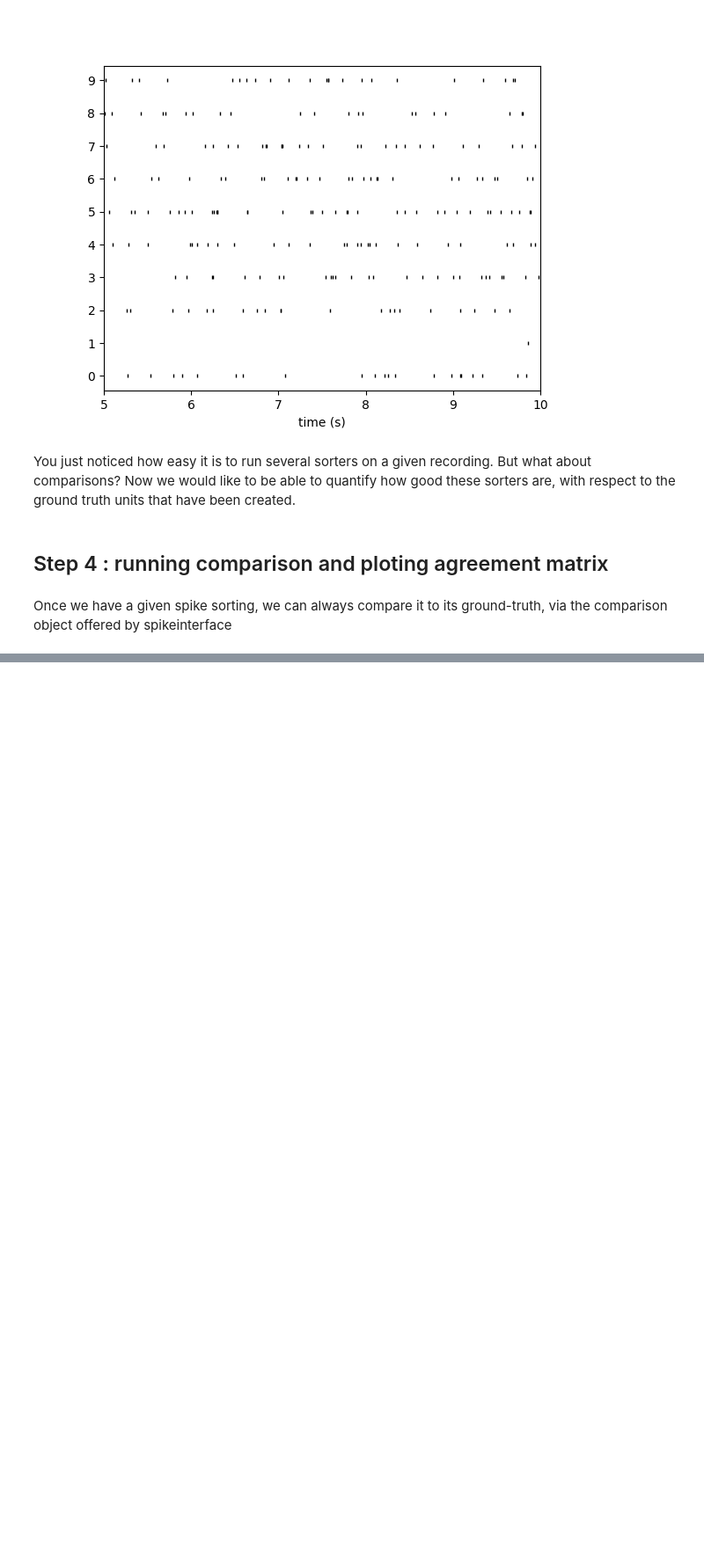
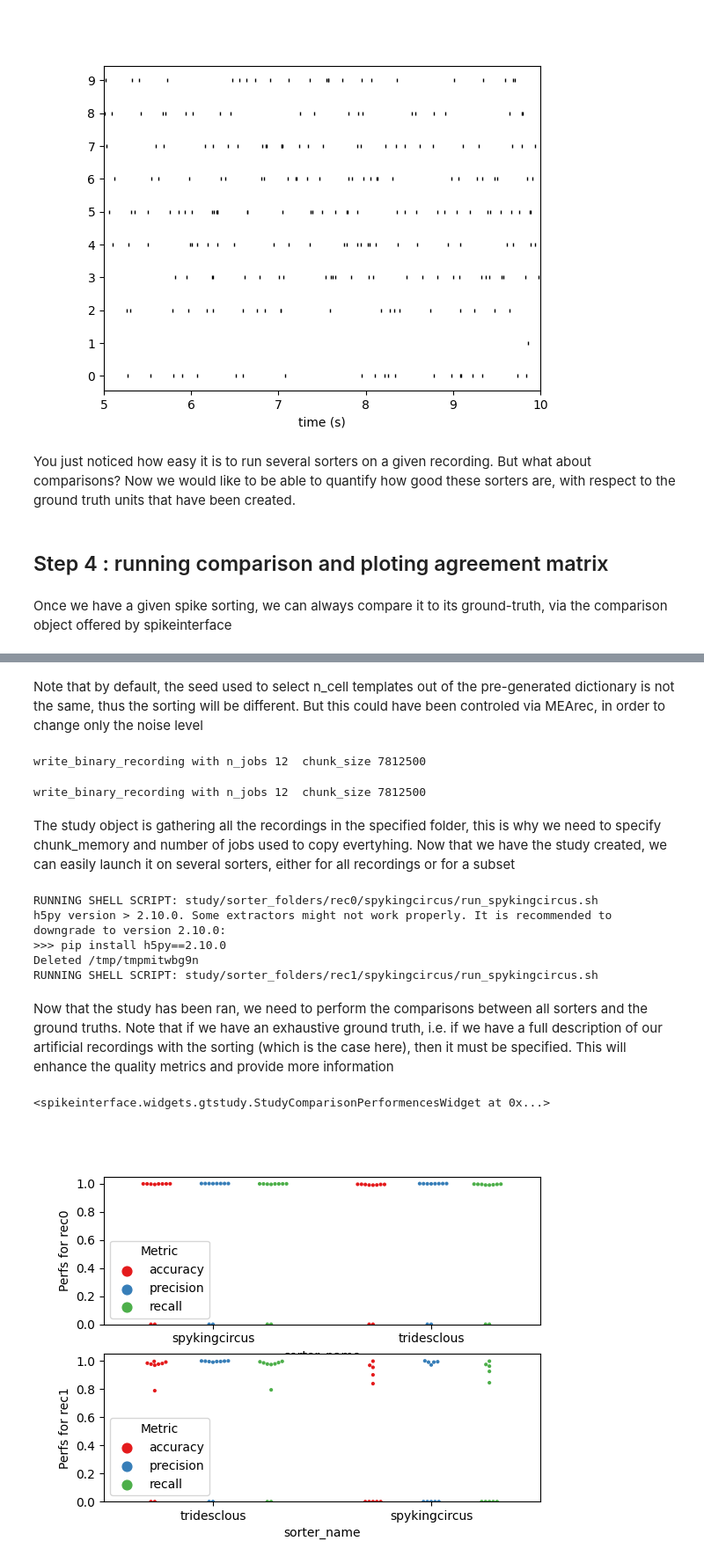
Before and after one commit to samuelgarcia/school_spike_sorting_lyon_2021, a Jupyter notebook: Practice_3_benchmark_some_sorters/practice_3_benchmark_sorters.ipynb, the cells around one changed output, grey strips where cells are left out. Shown at 88% size. Cells and saved outputs as stored; diff of their text form; code cells hidden in the pictures; blank space fills up the shorter version.

```diff
--- a/Practice_3_benchmark_some_sorters/practice_3_benchmark_sorters.ipynb
+++ b/Practice_3_benchmark_some_sorters/practice_3_benchmark_sorters.ipynb
@@ -163,0 +223,36 @@ Such a comparison object can immediatly tell us how many units are found, wha
+# %% [markdown]
+Note that by default, the seed used to select n_cell templates out of the pre-generated dictionary is not the same, thus the sorting will be different. But this could have been controled via MEArec, in order to change only the noise level
+# %%
+# And use it to load the recording
+rec_2  = si.MEArecRecordingExtractor(recording_filename_2)
+
+# and the ground truth sorting
+sorting_gt_2 = si.MEArecSortingExtractor(recording_filename_2)
+# %%
+#Now we can create the dictionary of all recordings used by the study
+gt_dict = {'rec0' : (rec, sorting_gt), 'rec1' : (rec_2, sorting_gt_2)}
+
+#And create a study object to compare them
+study = si.GroundTruthStudy.create('study', gt_dict, n_jobs=-1, chunk_memory='1G', progress_bar=True)
+# %% [output]
+write_binary_recording with n_jobs 12  chunk_size 7812500
+write_binary_recording with n_jobs 12  chunk_size 7812500
+# %% [markdown]
+The study object is gathering all the recordings in the specified folder, this is why we need to specify chunk_memory and number of jobs used to copy evertyhing. Now that we have the study created, we can easily launch it on several sorters, either for all recordings or for a subset
+# %%
+study.run_sorters(['spykingcircus', 'tridesclous'])
+# %% [output]
+RUNNING SHELL SCRIPT: study/sorter_folders/rec0/spykingcircus/run_spykingcircus.sh
+h5py version > 2.10.0. Some extractors might not work properly. It is recommended to downgrade to version 2.10.0:
+>>> pip install h5py==2.10.0
+Deleted /tmp/tmpmitwbg9n
+RUNNING SHELL SCRIPT: study/sorter_folders/rec1/spykingcircus/run_spykingcircus.sh
+# %% [markdown]
+Now that the study has been ran, we need to perform the comparisons between all sorters and the ground truths. Note that if we have an exhaustive ground truth, i.e. if we have a full description of our artificial recordings with the sorting (which is the case here), then it must be specified. This will enhance the quality metrics and provide more information
+# %%
+study.run_comparisons(exhaustive_gt=True)
+# %%
+si.plot_gt_study_performences(study)
+# %% [output]
+<spikeinterface.widgets.gtstudy.StudyComparisonPerformencesWidget at 0x...>
+[figure, added]
```
Also changed, not shown: parts of 13 cells of this notebook.
